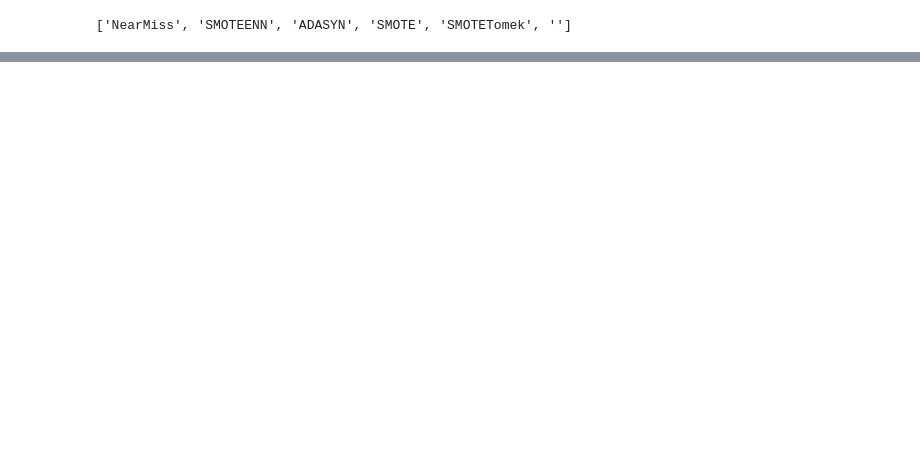
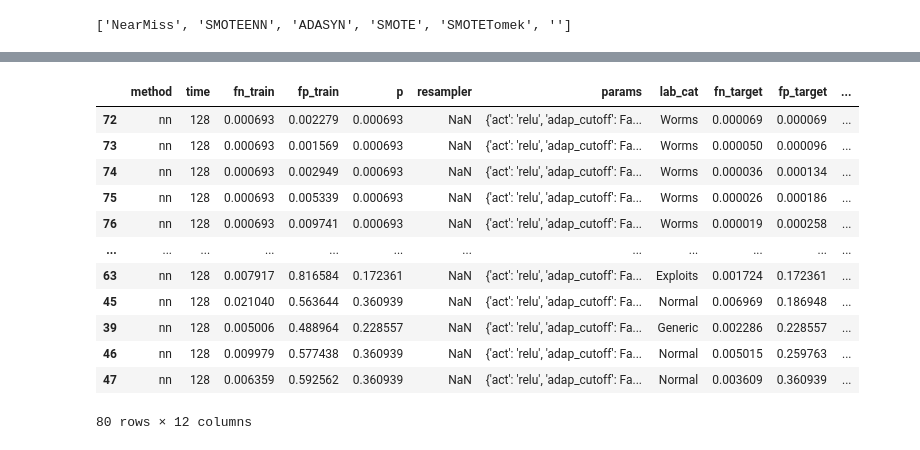
Before and after one commit to gleebourn/constraintawareml, a Jupyter notebook: modev_demo.ipynb, the cells around one changed output, grey strips where cells are left out. Cells and saved outputs as stored; diff of their text form; code cells hidden in the pictures; blank space fills up the shorter version.

```diff
--- a/modev_demo.ipynb
+++ b/modev_demo.ipynb
@@ -41,0 +102,19 @@ print(hp_trn)
+# %%
+from pandas import read_csv
+df_rs=read_csv(m_resamplers.res_dir/'res.csv')
+df_vc=read_csv(m_varcost.res_dir/'res.csv').sort_values('fp_target')
+df_vc
+# %% [output]
+|  | method | time | fn_train | fp_train | p | resampler | params | lab_cat | fn_target | fp_target | ... |
+| 72 | nn | 128 | 0.000693 | 0.002279 | 0.000693 | NaN | {'act': 'relu', 'adap_cutoff': Fa... | Worms | 0.000069 | 0.000069 | ... |
+| 73 | nn | 128 | 0.000693 | 0.001569 | 0.000693 | NaN | {'act': 'relu', 'adap_cutoff': Fa... | Worms | 0.000050 | 0.000096 | ... |
+| 74 | nn | 128 | 0.000693 | 0.002949 | 0.000693 | NaN | {'act': 'relu', 'adap_cutoff': Fa... | Worms | 0.000036 | 0.000134 | ... |
+| 75 | nn | 128 | 0.000693 | 0.005339 | 0.000693 | NaN | {'act': 'relu', 'adap_cutoff': Fa... | Worms | 0.000026 | 0.000186 | ... |
+| 76 | nn | 128 | 0.000693 | 0.009741 | 0.000693 | NaN | {'act': 'relu', 'adap_cutoff': Fa... | Worms | 0.000019 | 0.000258 | ... |
+| ... | ... | ... | ... | ... | ... | ... | ... | ... | ... | ... | ... |
+| 63 | nn | 128 | 0.007917 | 0.816584 | 0.172361 | NaN | {'act': 'relu', 'adap_cutoff': Fa... | Exploits | 0.001724 | 0.172361 | ... |
+| 45 | nn | 128 | 0.021040 | 0.563644 | 0.360939 | NaN | {'act': 'relu', 'adap_cutoff': Fa... | Normal | 0.006969 | 0.186948 | ... |
+| 39 | nn | 128 | 0.005006 | 0.488964 | 0.228557 | NaN | {'act': 'relu', 'adap_cutoff': Fa... | Generic | 0.002286 | 0.228557 | ... |
+| 46 | nn | 128 | 0.009979 | 0.577438 | 0.360939 | NaN | {'act': 'relu', 'adap_cutoff': Fa... | Normal | 0.005015 | 0.259763 | ... |
+| 47 | nn | 128 | 0.006359 | 0.592562 | 0.360939 | NaN | {'act': 'relu', 'adap_cutoff': Fa... | Normal | 0.003609 | 0.360939 | ... |
+80 rows × 12 columns
```
Also changed, not shown: parts of 11 cells of this notebook, 2 other files.
